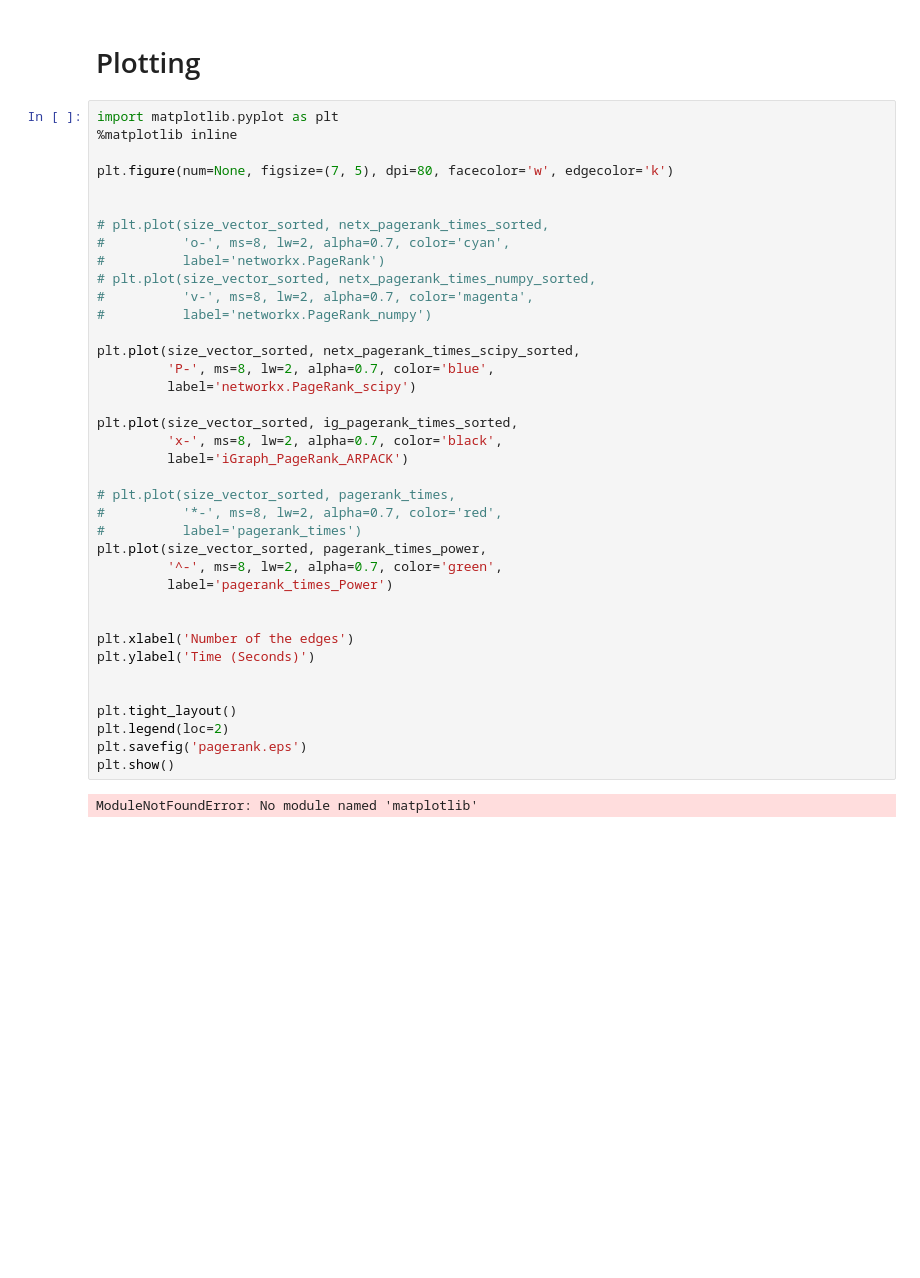
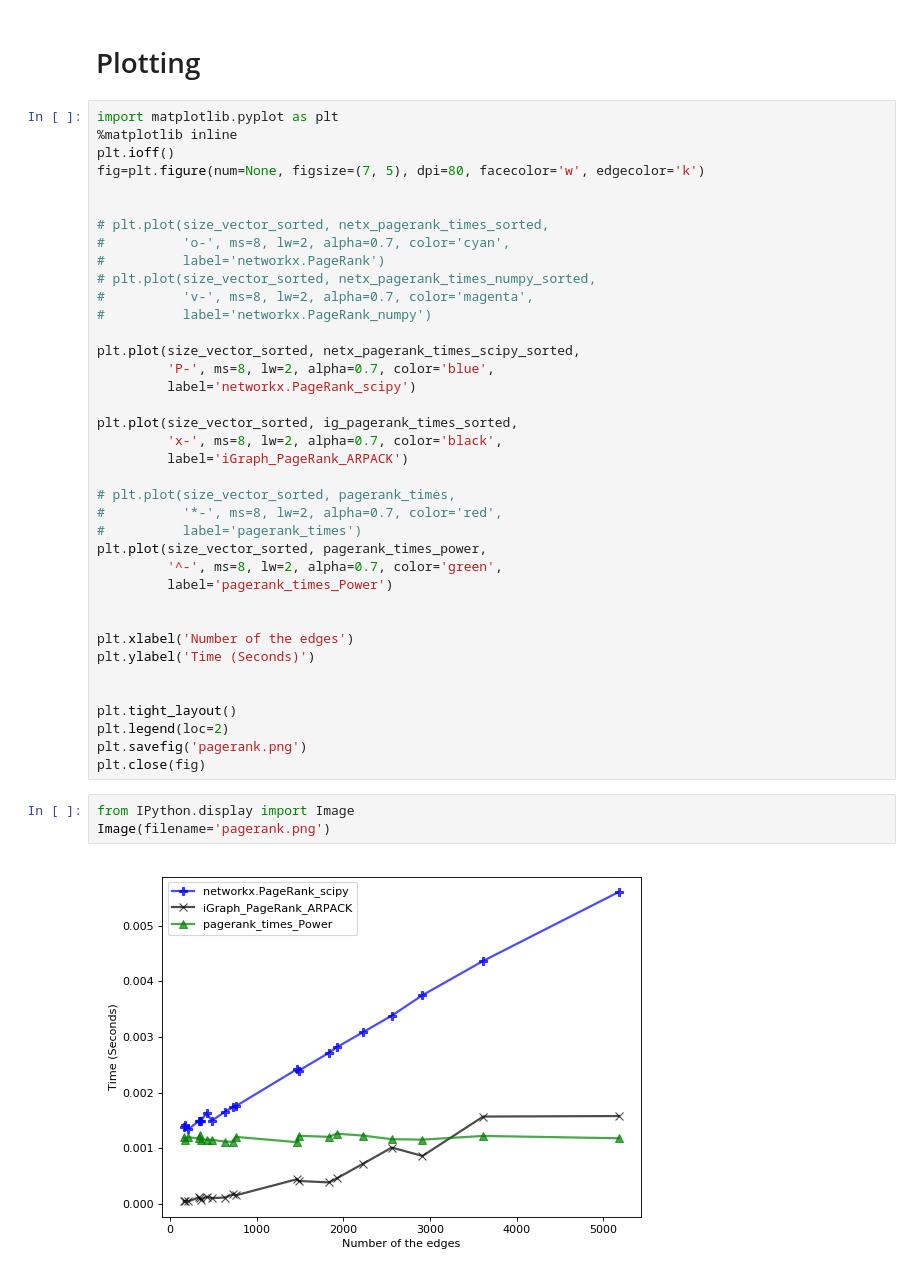
Before and after one commit to asajadi/fast-pagerank, a Jupyter notebook: notebooks/FastPageRank.ipynb, the cells around one changed output. Cells and saved outputs as stored; diff of their text form; blank space fills up the shorter version.

```diff
--- a/notebooks/FastPageRank.ipynb
+++ b/notebooks/FastPageRank.ipynb
@@ -584,8 +584,8 @@ Done
 # %%
 import matplotlib.pyplot as plt
 %matplotlib inline
-
-plt.figure(num=None, figsize=(7, 5), dpi=80, facecolor='w', edgecolor='k')
+plt.ioff()
+fig=plt.figure(num=None, figsize=(7, 5), dpi=80, facecolor='w', edgecolor='k')
 
 
 # plt.plot(size_vector_sorted, netx_pagerank_times_sorted,
@@ -617,7 +617,10 @@ plt.ylabel('Time (Seconds)')
 
 plt.tight_layout()
 plt.legend(loc=2)
-plt.savefig('pagerank.eps')
-plt.show()
+plt.savefig('pagerank.png')
+plt.close(fig)
-# %% [output]
-ModuleNotFoundError: No module named 'matplotlib'
+# %%
+from IPython.display import Image
+Image(filename='pagerank.png')
+# %% [output]
+[figure, added]
```
Also changed, not shown: parts of 1 cell of this notebook, 9 other files.
